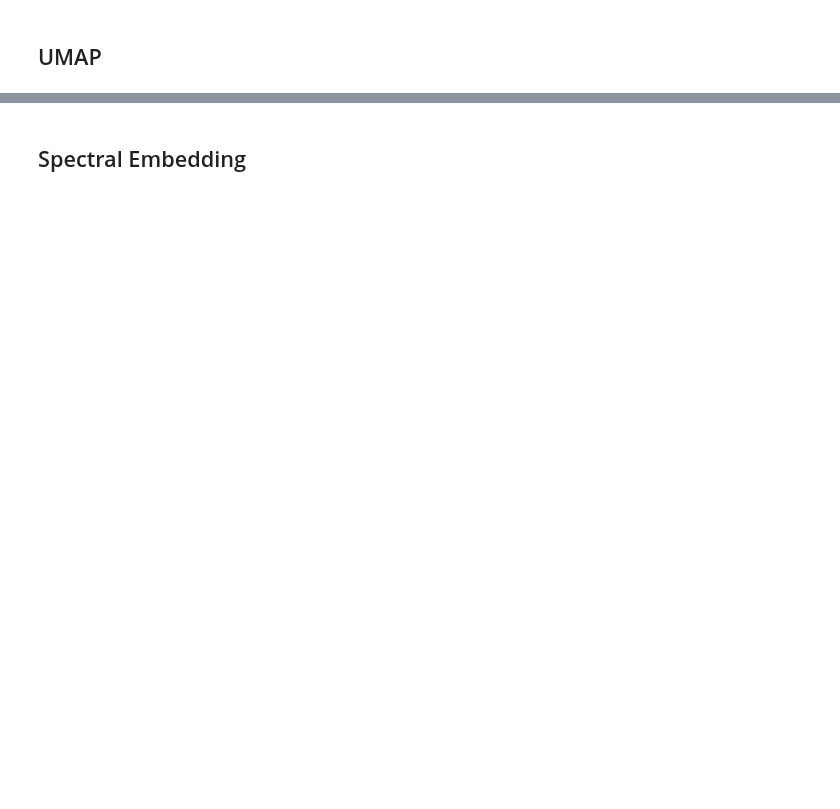
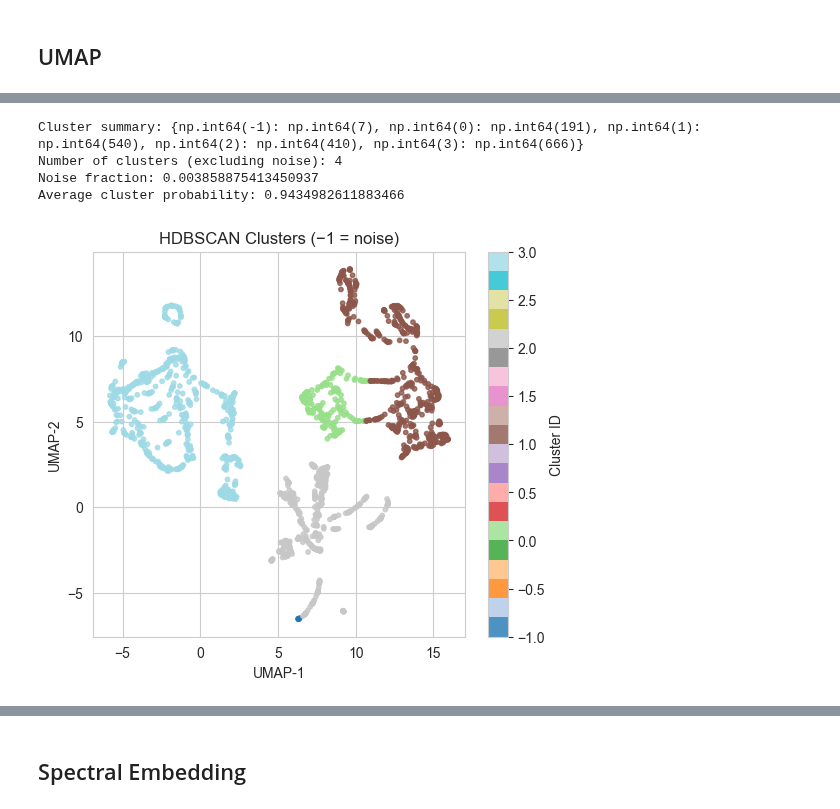
Before and after one commit to AlexandrosNtakoulas/FLAME-rf, a Jupyter notebook: Dimentionality_Reduction.ipynb, the cells around one changed output, grey strips where cells are left out. Saved outputs shown, nothing was run; the diff lists cells and outputs as text; code cells hidden in the pictures; blank space fills up the shorter version.

```diff
--- a/Dimentionality_Reduction.ipynb
+++ b/Dimentionality_Reduction.ipynb
@@ -55,0 +66,38 @@ Index(['x', 'y', 'u', 'v', 'T', 'c', 'dudx', 'dudy', 'dvdx', 'dvdy', 'H2',
+# %%
+# HDBSCAN
+clusterer = hdbscan.HDBSCAN(
+    min_cluster_size= int(np.sqrt(len(X))),  #smallest "real" cluster (heuristic: ~0.5–2% of n)
+    min_samples= int(np.sqrt(len(X))),       # sensitivity to noise (heuristic: ~dimensionality or 5–30)
+    metric='euclidean',
+    cluster_selection_method='eom',           # use 'leaf' for more/smaller clusters
+    prediction_data=True                      # enables assigning new points later
+).fit(X_embedded)
+
+labels = clusterer.labels_                    # -1 means noise
+proba  = clusterer.probabilities_             # per-point cluster confidence [0,1]
+outlier_scores = clusterer.outlier_scores_    # higher => more outlier-like
+
+
+unique, counts = np.unique(labels, return_counts=True)
+cluster_summary = dict(zip(unique, counts))
+print("Cluster summary:", cluster_summary)
+print("Number of clusters (excluding noise):", len(set(labels)) - (1 if -1 in labels else 0))
+print("Noise fraction:", np.mean(labels == -1))
+print("Average cluster probability:", proba[labels != -1].mean() if np.any(labels != -1) else 0)
+
+plt.figure(figsize=(6,5))
+scatter = plt.scatter(
+    X_embedded[:,0], X_embedded[:,1],
+    c=labels, cmap='tab20', s=10, alpha=0.8
+)
+plt.title("HDBSCAN Clusters (−1 = noise)")
+plt.xlabel("UMAP-1")
+plt.ylabel("UMAP-2")
+plt.colorbar(scatter, label="Cluster ID")
+plt.show()
+# %% [output]
+Cluster summary: {np.int64(-1): np.int64(7), np.int64(0): np.int64(191), np.int64(1): np.int64(540), np.int64(2): np.int64(410), np.int64(3): np.int64(666)}
+Number of clusters (excluding noise): 4
+Noise fraction: 0.003858875413450937
+Average cluster probability: 0.9434982611883466
+[figure, added]
```
Also changed, not shown: parts of 24 cells of this notebook, 9 other files.
